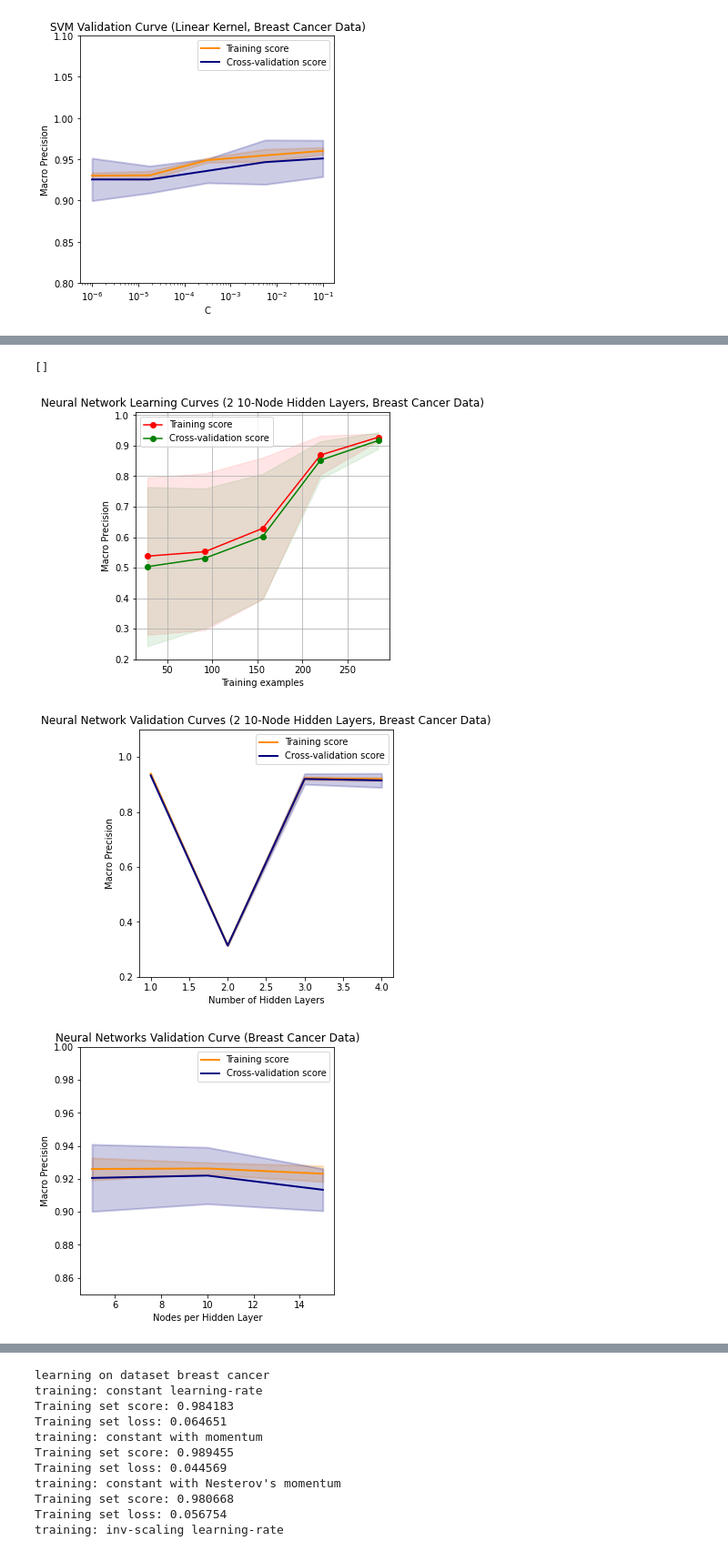
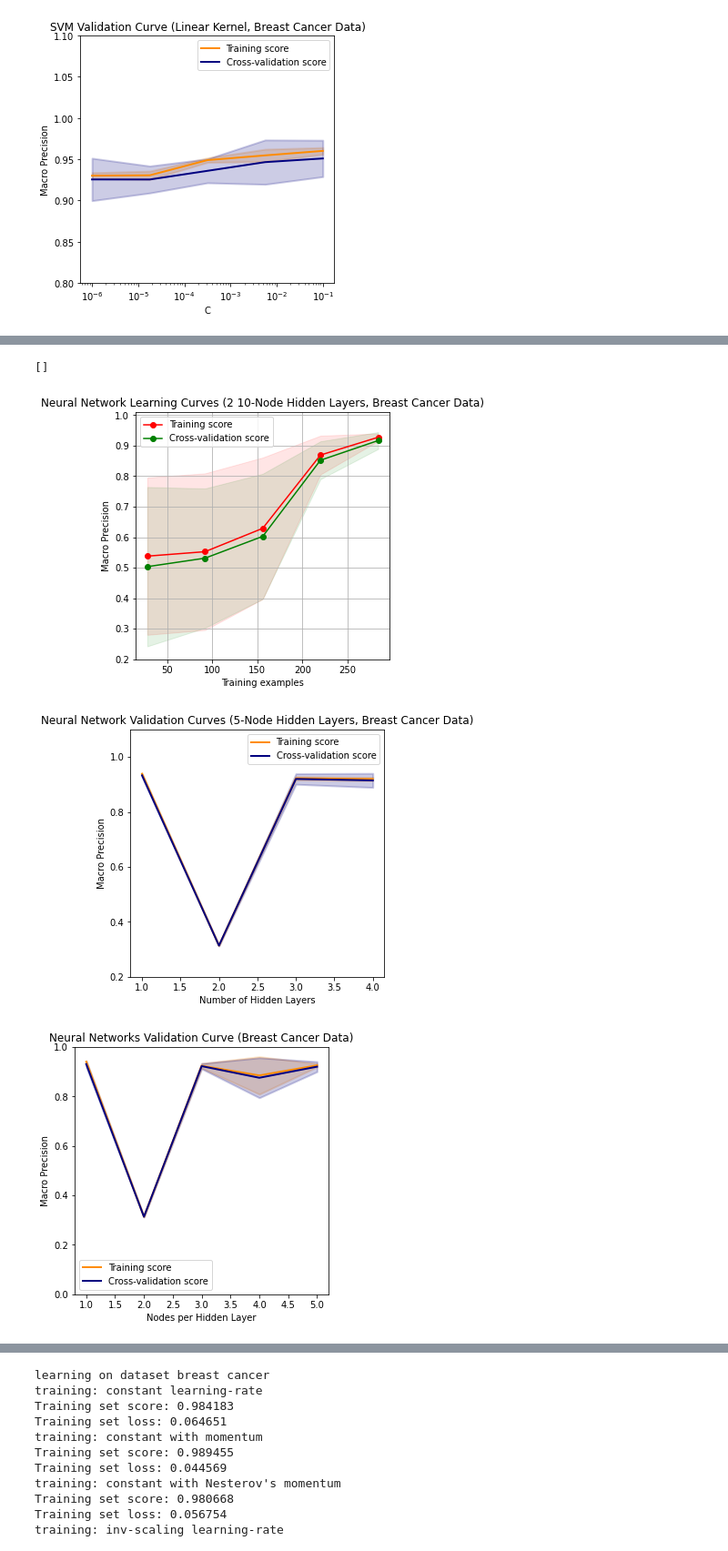
Before and after one commit to sharp-productions/meh, a Jupyter notebook: Cancer.ipynb, the cells around one changed output, grey strips where cells are left out. Shown at 91% size. Saved outputs shown, nothing was run; the diff lists cells and outputs as text; code cells hidden in the pictures.

```diff
--- a/Cancer.ipynb
+++ b/Cancer.ipynb
@@ -958,7 +1155,7 @@ test_scores_std = np.std(test_scores, axis=1)
 
 _, axes = plt.subplots(figsize=(5, 5))
 
-axes.set_title("Neural Network Validation Curves (2 10-Node Hidden Layers, Breast Cancer Data)")
+axes.set_title("Neural Network Validation Curves (5-Node Hidden Layers, Breast Cancer Data)")
 axes.set_xlabel(r"Number of Hidden Layers")
 axes.set_ylabel("Macro Precision")
 axes.set_ylim(0.2, 1.1)
@@ -1005,7 +1202,7 @@ clf = MLPClassifier(solver='adam', alpha=1e-5,hidden_layer_sizes=(5, 5), random_
 # subset_mask = np.isin(y, [1, 2])  # binary classification: 1 vs 2
 # X, y = X[subset_mask], y[subset_mask]
 
-param_range = [(i, i) for i in range(5,16,5)]
+param_range = [(i, i) for i in range(1,6)]
 train_scores, test_scores = validation_curve(
     clf,
     X,
@@ -1025,13 +1222,13 @@ _, axes = plt.subplots(figsize=(5, 5))
 axes.set_title("Neural Networks Validation Curve (Breast Cancer Data)")
 axes.set_xlabel(r"Nodes per Hidden Layer")
 axes.set_ylabel("Macro Precision")
-axes.set_ylim(0.85, 1.0)
+axes.set_ylim(0.0, 1.0)
 lw = 2
 axes.plot(
-    range(5,16,5), train_scores_mean, label="Training score", color="darkorange", lw=lw
+    range(1,6), train_scores_mean, label="Training score", color="darkorange", lw=lw
 )
 axes.fill_between(
-    range(5,16,5),
+    range(1,6),
     train_scores_mean - train_scores_std,
     train_scores_mean + train_scores_std,
     alpha=0.2,
@@ -1039,10 +1236,10 @@ axes.fill_between(
     lw=lw,
 )
 axes.plot(
-    range(5,16,5), test_scores_mean, label="Cross-validation score", color="navy", lw=lw
+    range(1,6), test_scores_mean, label="Cross-validation score", color="navy", lw=lw
 )
 axes.fill_between(
-    range(5,16,5),
+    range(1,6),
     test_scores_mean - test_scores_std,
     test_scores_mean + test_scores_std,
     alpha=0.2,
@@ -1073,7 +1270,7 @@ Confusion matrix:
 []
 [figure]
-[figure, old version]
+[figure, new version]
-[figure, old version]
+[figure, new version]
 # %%
 # BOOSTING
 
```
Also changed, not shown: parts of 4 cells of this notebook.
